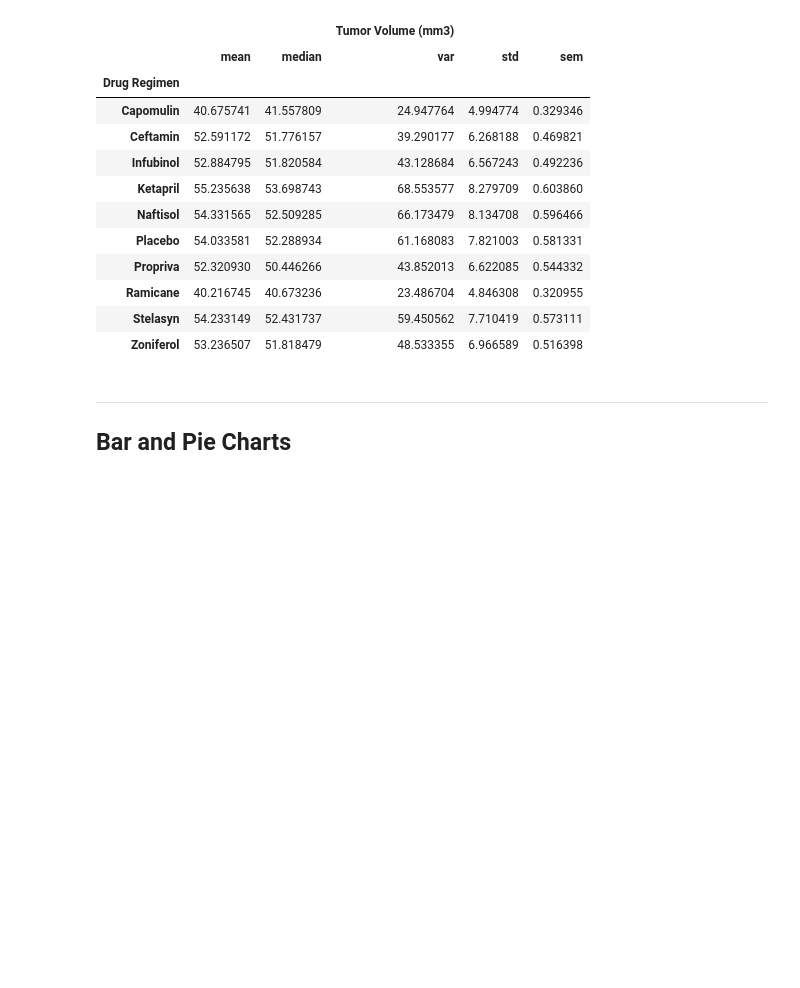
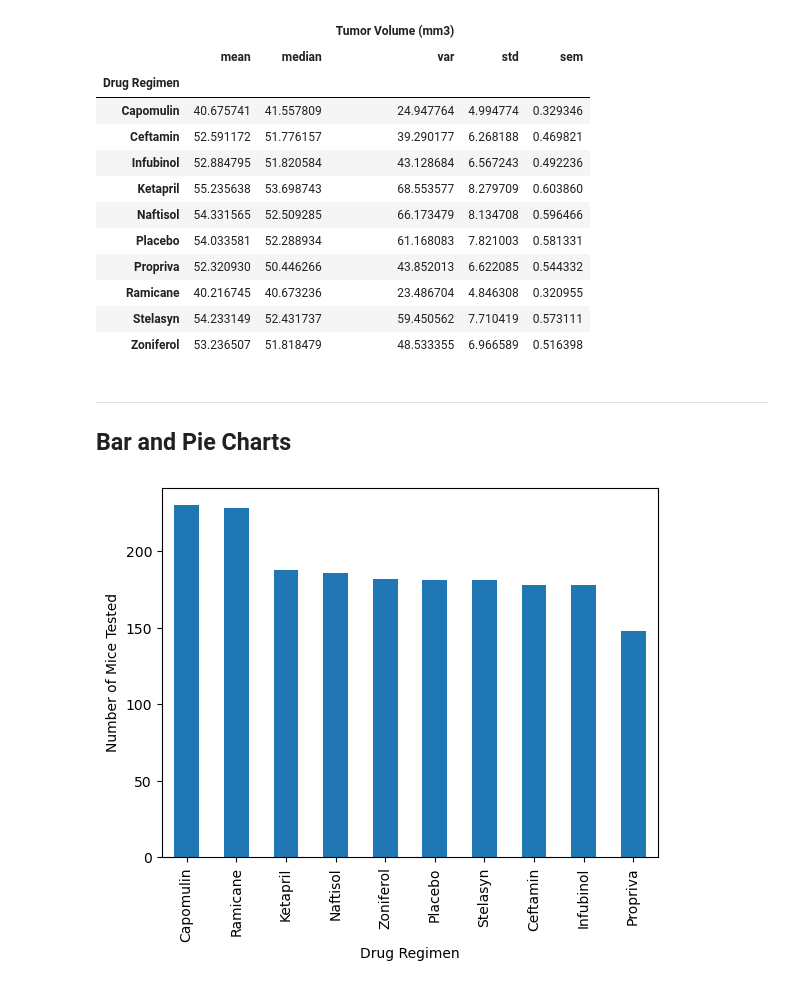
Before and after one commit to adilourai/matplotlib-challenge, a Jupyter notebook: Pymaceuticals Analysis.ipynb, the cells around one changed output. Saved outputs shown, nothing was run; the diff lists cells and outputs as text; code cells hidden in the pictures; blank space fills up the shorter version.

```diff
--- a/Pymaceuticals Analysis.ipynb
+++ b/Pymaceuticals Analysis.ipynb
@@ -119,3 +143,11 @@ summary_stats
 # %% [markdown]
 ***
 ## Bar and Pie Charts
+# %%
+# Generate a bar plot showing the total number of timepoints for all mice tested for each drug regimen using Pandas
+bar_data = pd.DataFrame(all_data.groupby(['Drug Regimen'])['Timepoint'].count())
+bar_data = bar_data.sort_values(by='Timepoint', ascending=False)
+bar1 = bar_data.plot(kind='bar', xlabel='Drug Regimen', ylabel='Number of Mice Tested', legend=None)
+plt.show()
+# %% [output]
+[figure, added]
```
Also changed, not shown: parts of 6 cells of this notebook.
